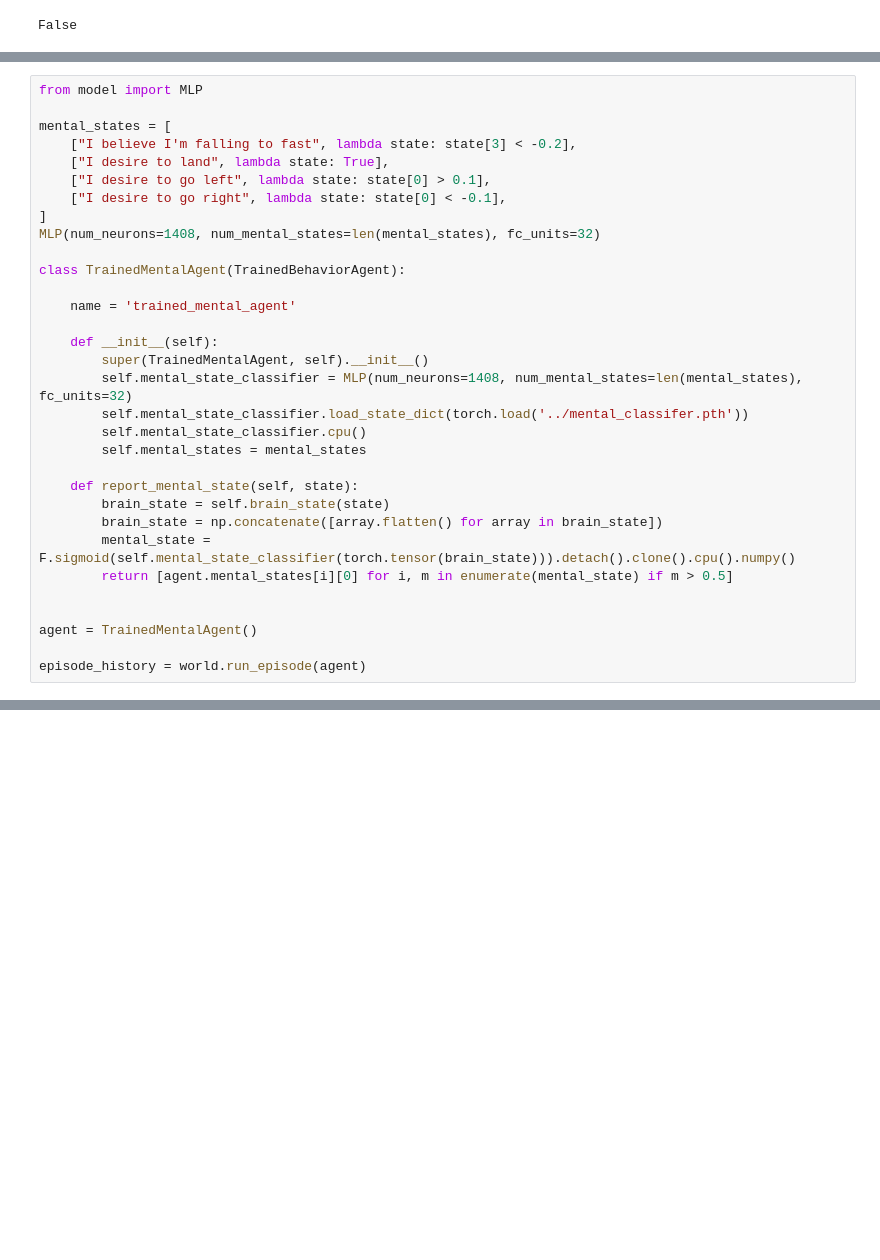
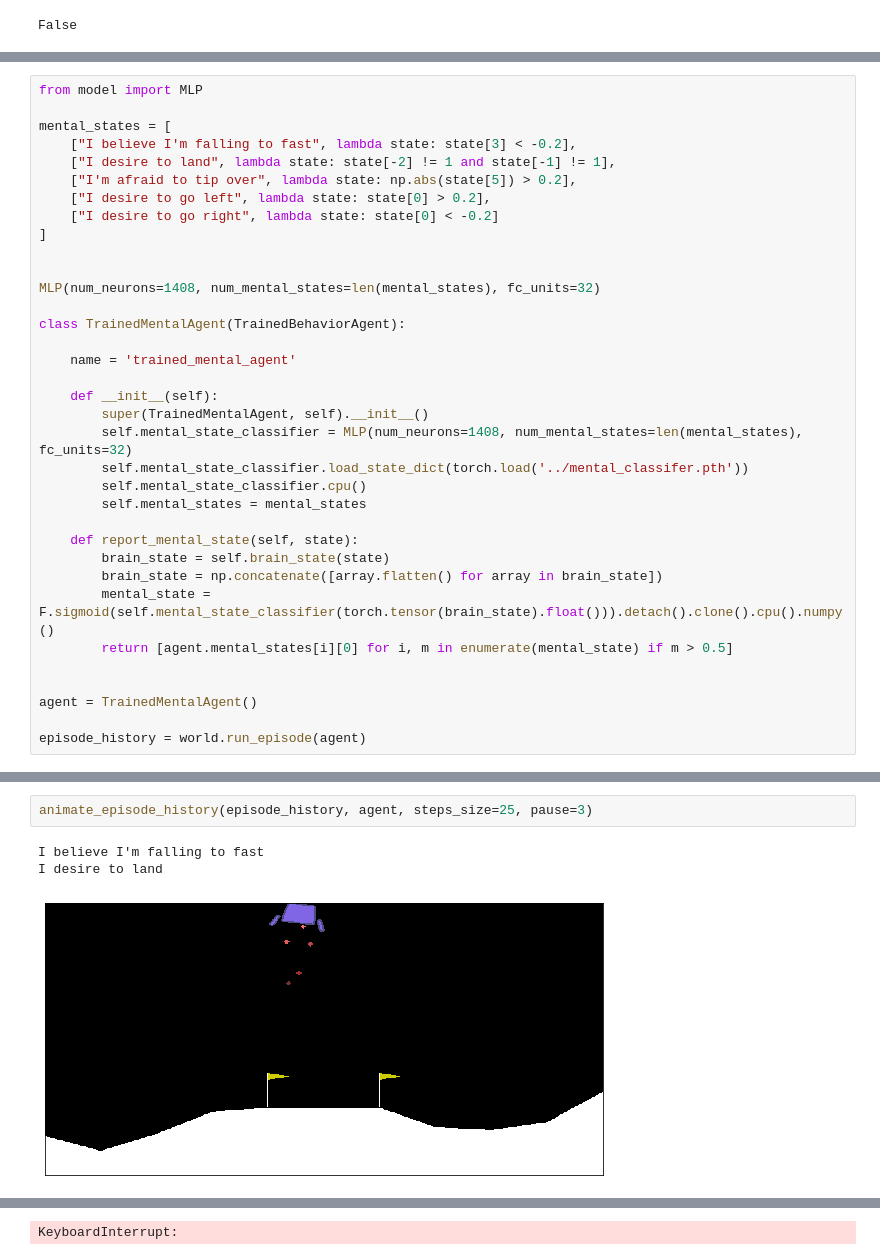
Before and after one commit to Josh-Joseph/tsc-2019, a Jupyter notebook: notebooks/TSC Sandbox v2.ipynb, the cells around one changed output, grey strips where cells are left out. Cells and saved outputs as stored; diff of their text form; blank space fills up the shorter version.

```diff
--- a/notebooks/TSC Sandbox v2.ipynb
+++ b/notebooks/TSC Sandbox v2.ipynb
@@ -138,10 +140,13 @@ from model import MLP
 
 mental_states = [
     ["I believe I'm falling to fast", lambda state: state[3] < -0.2],
-    ["I desire to land", lambda state: True],
-    ["I desire to go left", lambda state: state[0] > 0.1],
-    ["I desire to go right", lambda state: state[0] < -0.1],
+    ["I desire to land", lambda state: state[-2] != 1 and state[-1] != 1],
+    ["I'm afraid to tip over", lambda state: np.abs(state[5]) > 0.2],
+    ["I desire to go left", lambda state: state[0] > 0.2],
+    ["I desire to go right", lambda state: state[0] < -0.2]
 ]
+
+
 MLP(num_neurons=1408, num_mental_states=len(mental_states), fc_units=32)
 
 class TrainedMentalAgent(TrainedBehaviorAgent):
@@ -158,7 +163,7 @@ class TrainedMentalAgent(TrainedBehaviorAgent):
     def report_mental_state(self, state):
         brain_state = self.brain_state(state)
         brain_state = np.concatenate([array.flatten() for array in brain_state])
-        mental_state = F.sigmoid(self.mental_state_classifier(torch.tensor(brain_state))).detach().clone().cpu().numpy()
+        mental_state = F.sigmoid(self.mental_state_classifier(torch.tensor(brain_state).float())).detach().clone().cpu().numpy()
         return [agent.mental_states[i][0] for i, m in enumerate(mental_state) if m > 0.5]
 
 
@@ -185,0 +184,6 @@ animate_episode_history(episode_history, agent)
+# %%
+animate_episode_history(episode_history, agent, steps_size=25, pause=3)
+# %% [output]
+I believe I'm falling to fast
+I desire to land
+[figure, added]
@@ -185,0 +191 @@ animate_episode_history(episode_history, agent)
+KeyboardInterrupt:
```
Also changed, not shown: parts of 19 cells of this notebook, 5 other files.
